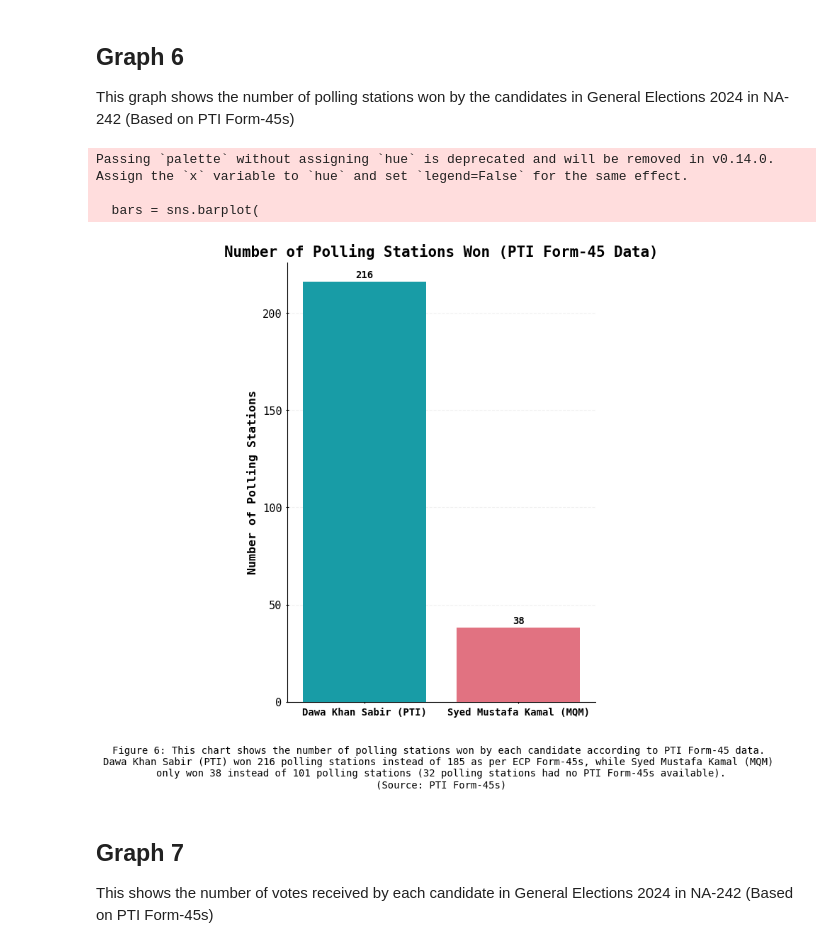
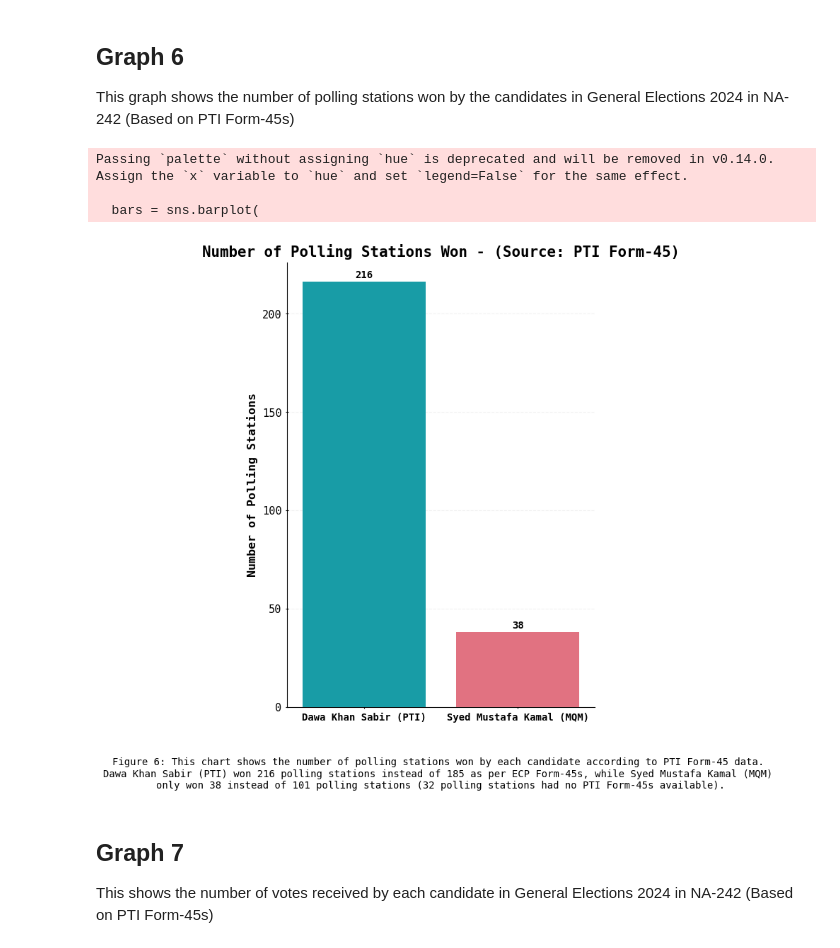
Before and after one commit to Aamil-Khan-Mahar/Karachi-NA, a Jupyter notebook: NA242/NA242.ipynb, the cells around one changed output. Cells and saved outputs as stored; diff of their text form; code cells hidden in the pictures.

```diff
--- a/NA242/NA242.ipynb
+++ b/NA242/NA242.ipynb
@@ -361,36 +367,36 @@ for bar in bars.patches:
         fontsize=10,
         fontweight='semibold'
     )
 
-plt.title('Number of Polling Stations Won (PTI Form-45 Data)', fontsize=15, fontweight='bold', color='black')
+plt.title('Number of Polling Stations Won - (Source: PTI Form-45)', fontsize=15, fontweight='bold', color='black')
 plt.xlabel('', fontsize=14, fontweight='bold')
 plt.ylabel('Number of Polling Stations', fontsize=12, fontweight='bold')
 ax.grid(axis='y', linestyle='--', alpha=0.3)
 plt.ylim(0, max(pti_winner_counts.values) + 10)
 plt.xticks(rotation=0, fontsize=10, fontweight='semibold')
 plt.yticks(fontsize=11)
 plt.gca().yaxis.set_major_formatter(ticker.FuncFormatter(lambda x, _: '{:,.0f}'.format(x)))
 
 plt.text(
     0.5, -0.15,
     'Figure 6: This chart shows the number of polling stations won by each candidate according to PTI Form-45 data. \n'
     'Dawa Khan Sabir (PTI) won 216 polling stations instead of 185 as per ECP Form-45s, while Syed Mustafa Kamal (MQM) \n'
-    'only won 38 instead of 101 polling stations (32 polling stations had no PTI Form-45s available).\n(Source: PTI Form-45s)',
+    'only won 38 instead of 101 polling stations (32 polling stations had no PTI Form-45s available).',
     fontsize=10,
     ha='center',
     va='center',
     transform=plt.gca().transAxes,
     wrap=False
 )
 
 plt.tight_layout()
 plt.savefig('./Graphs/Figure_6.png', dpi=600, bbox_inches='tight')
 plt.show()
 # %% [output]
 Passing `palette` without assigning `hue` is deprecated and will be removed in v0.14.0. Assign the `x` variable to `hue` and set `legend=False` for the same effect.
 
   bars = sns.barplot(
-[figure, old version]
+[figure, new version]
 # %% [markdown]
 ## **Graph 7**
 This shows the number of votes received by each candidate in General Elections 2024 in NA-242 (Based on PTI Form-45s)
```
Also changed, not shown: parts of 7 cells of this notebook, 14 other files.
